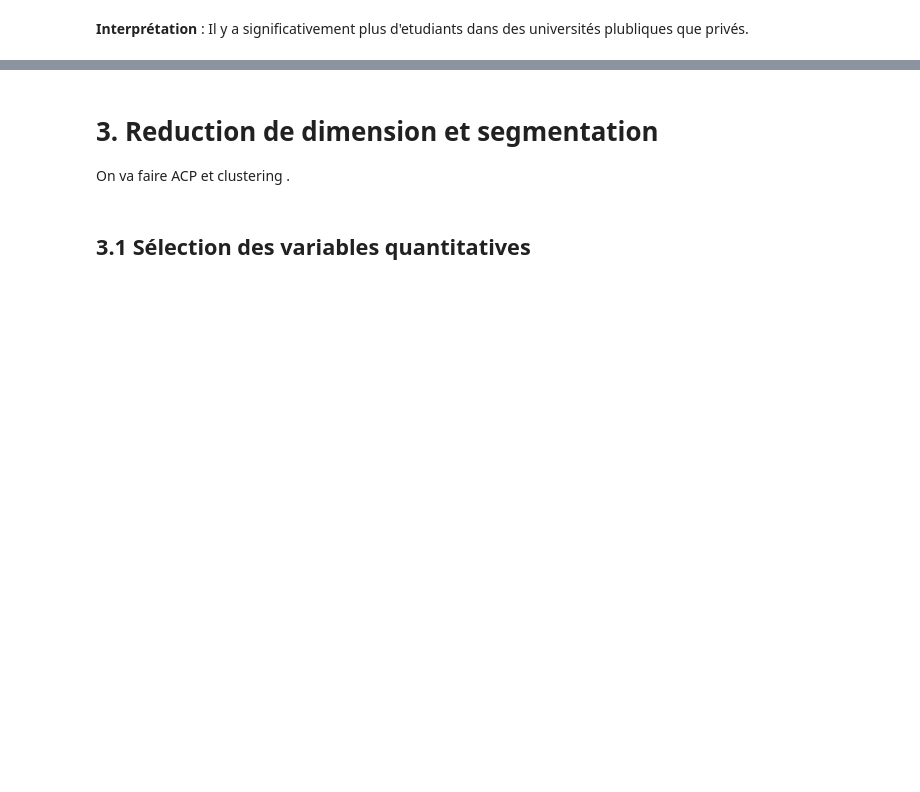
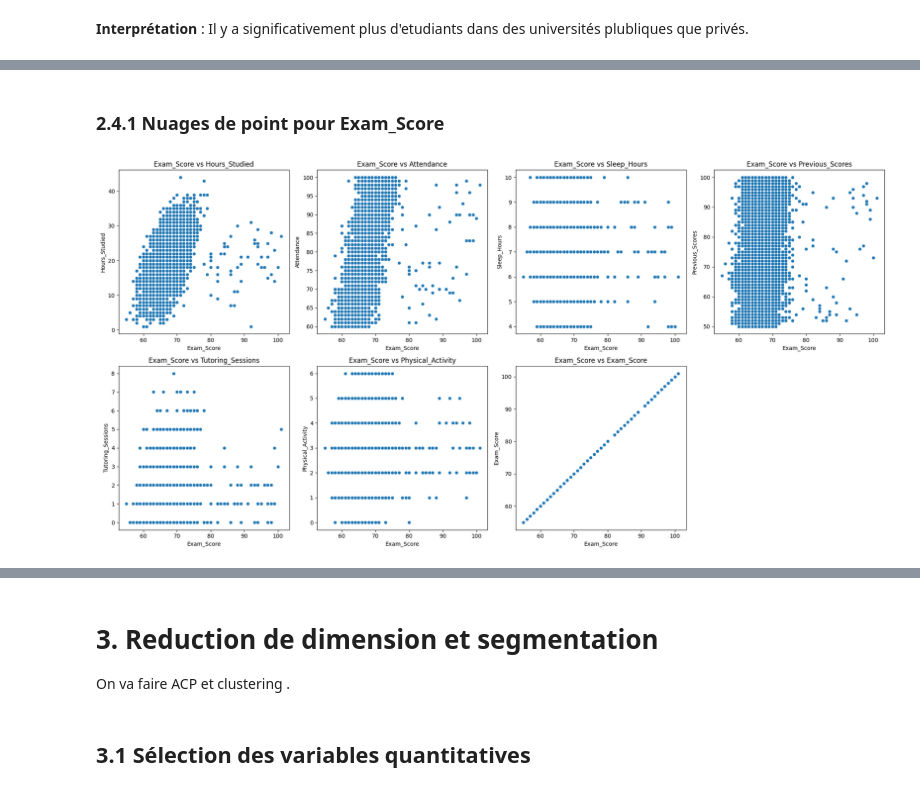
Before and after one commit to Harlequelrah/student_exam_performance_dataset_analysis, a Jupyter notebook: project/main.ipynb, the cells around one changed output, grey strips where cells are left out. Saved outputs shown, nothing was run; the diff lists cells and outputs as text; code cells hidden in the pictures; blank space fills up the shorter version.

```diff
--- a/project/main.ipynb
+++ b/project/main.ipynb
@@ -439,0 +517,43 @@ Il y a significativement plus d'etudiants dans des universités plubliques que p
+# %%
+# Cette fonction retourne 7 scatters plots
+def get_scatters(data:pd.DataFrame,col_list:list[str],x_col:str):
+    """_summary_
+
+    Args:
+        data (pd.DataFrame): la dataframe
+        col_list (list[str]): la liste des colonnes
+        x_col (str): la colonne en absisse
+    """
+
+    # Initialisation de la figure et des axes
+    fig,axes= plt.subplots(2,4,figsize=(20,10))
+
+    # Applatissement des axes pour faciliter l'iteration
+    axes_plats = axes.flatten()
+
+    # Iteration sur chaque colonne et son indice
+    for i,col_name in enumerate(col_list):
+        # Récuperation de l'axe courant
+        ax=axes_plats[i]
+
+        # Scatterplot
+        sns.scatterplot(data=data,x=x_col,y=col_name,ax=ax)
+
+        # Titre du graphique
+        ax.set_title(f"{x_col} vs {col_name}")
+
+    # Masquage du dernier graphique vide
+    if len(col_list)<len(axes_plats):
+        axes_plats[-1].axis('off')
+
+    # Evite le chevauchement des titres
+    plt.tight_layout()
+
+    # Affichage du graphique
+    plt.show()
+# %% [markdown]
+### 2.4.1 Nuages de point pour Exam_Score
+# %%
+get_scatters(data=data,x_col='Exam_Score',col_list=cols)
+# %% [output]
+[figure, added]
```
Also changed, not shown: parts of 57 cells of this notebook.
